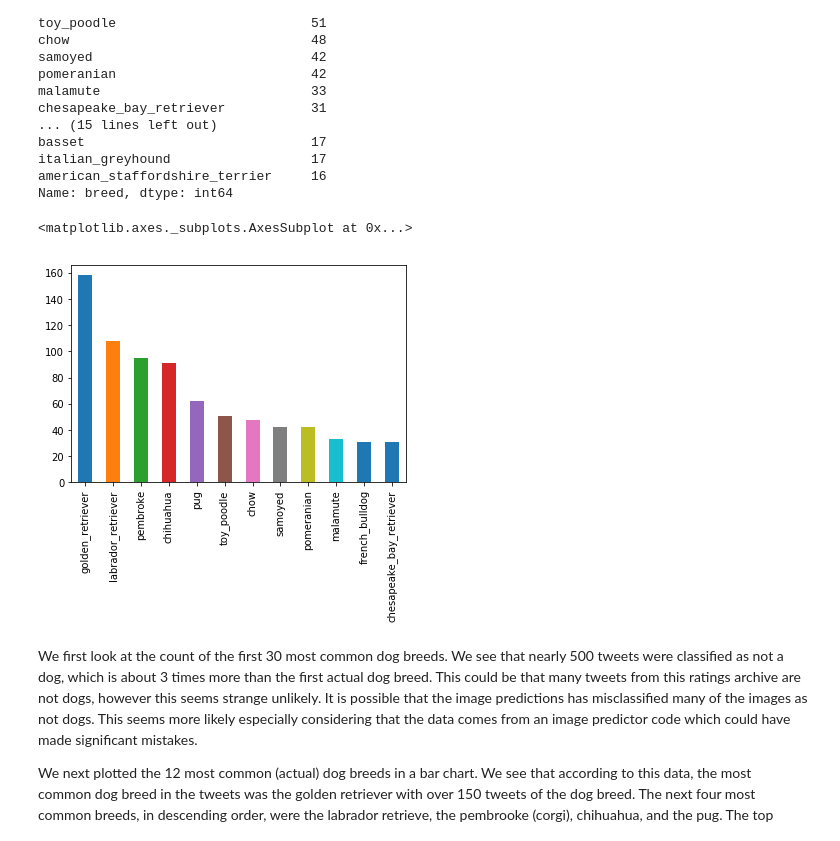
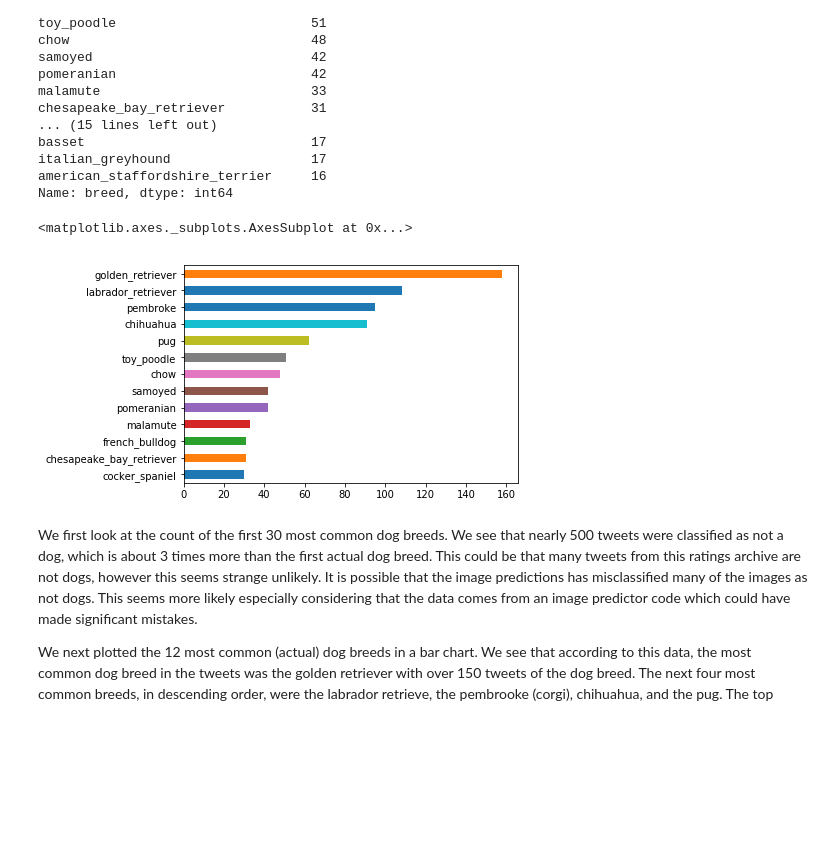
Before and after one commit to MrGeislinger/UdacityDAND_Proj_WrangleAndAnalyzeData, a Jupyter notebook: wrangle_act.ipynb, the cells around one changed output. Cells and saved outputs as stored; diff of their text form; code cells hidden in the pictures; blank space fills up the shorter version.

Commit message:
refactor: Make bar charts horizontal for better viewing
    * Top of bar chart is highest count

```diff
--- a/wrangle_act.ipynb
+++ b/wrangle_act.ipynb
@@ -947,10 +947,10 @@ Name: breed, dtype: int64
 # %%
 # Plot the 12 most common dog breeds in bar chart
 only_dogs = df_dog_breeds['breed'] != 'not_dog'
-df_dog_breeds[only_dogs].breed.value_counts()[:12].plot(kind='bar')
+df_dog_breeds[only_dogs].breed.value_counts()[12::-1].plot(kind='barh')
 # %% [output]
 <matplotlib.axes._subplots.AxesSubplot at 0x...>
-[figure, old version]
+[figure, new version]
 # %% [markdown]
 We first look at the count of the first 30 most common dog breeds. We see that nearly 500 tweets were classified as not a dog, which is about 3 times more than the first actual dog breed. This could be that many tweets from this ratings archive are not dogs, however this seems strange unlikely. It is possible that the image predictions has misclassified many of the images as not dogs. This seems more likely especially considering that the data comes from an image predictor code which could have made significant mistakes.
 
```
Also changed, not shown: parts of 1 cell of this notebook.
